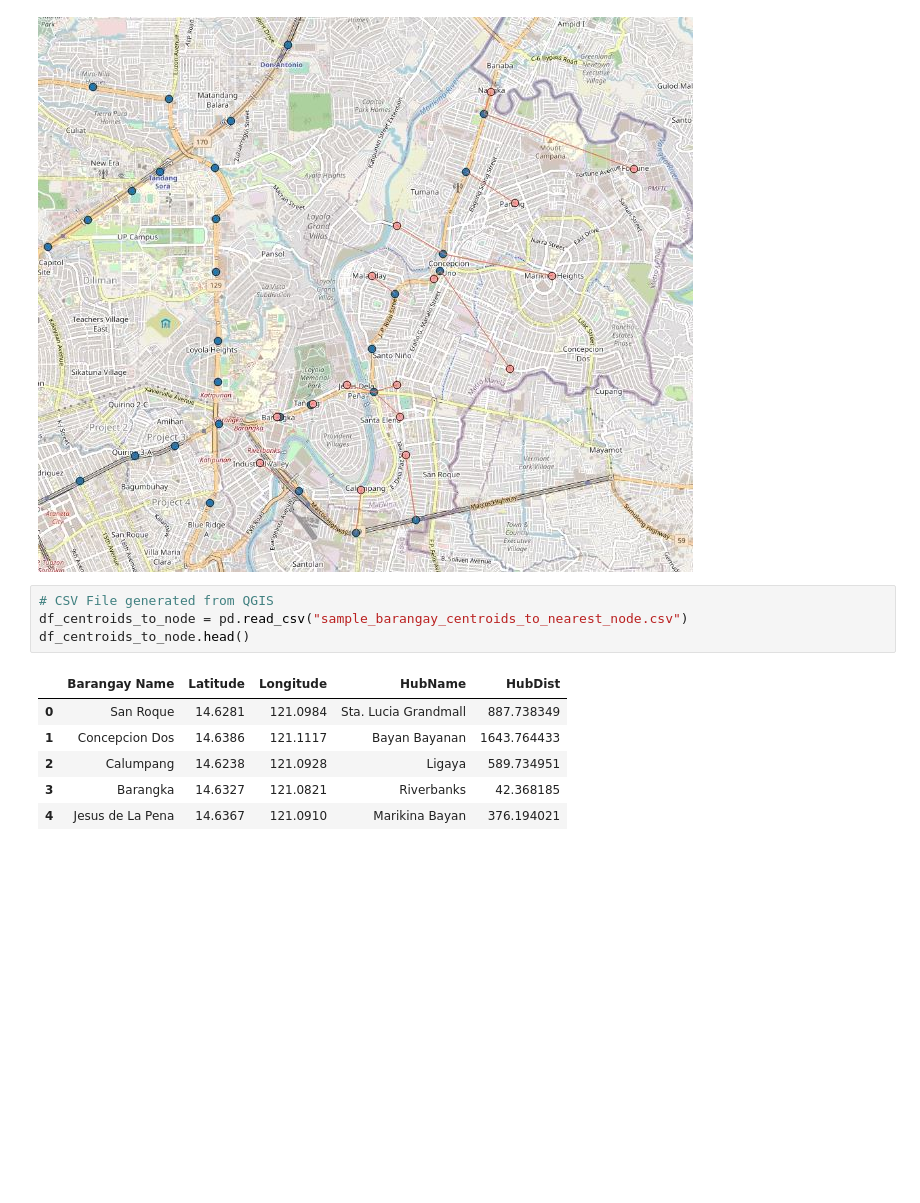
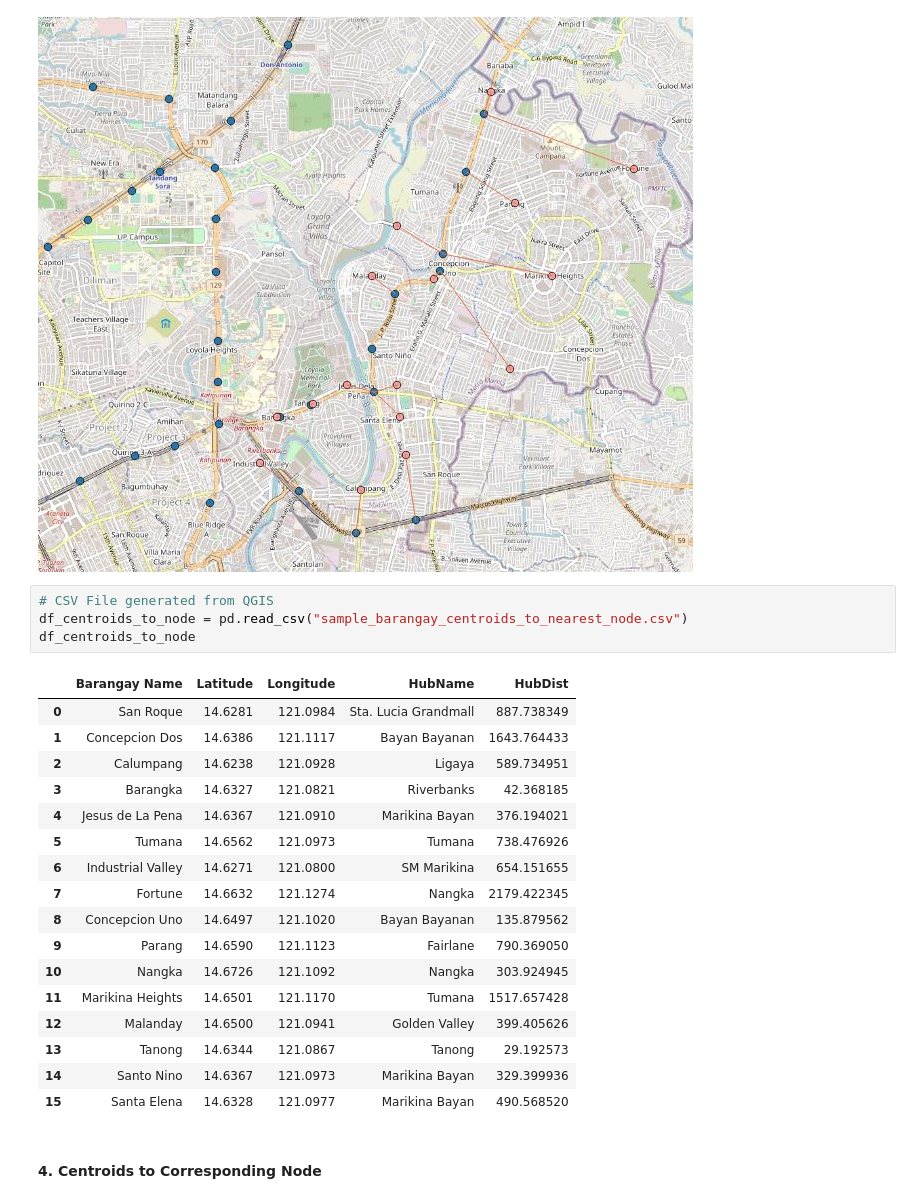
Before and after one commit to msescordial/rnga, a Jupyter notebook: Generating_Demand_Matrix.ipynb, the cells around one changed output. Drawn from its saved outputs; the diff is of its cells as text; blank space fills up the shorter version.

```diff
--- a/Generating_Demand_Matrix.ipynb
+++ b/Generating_Demand_Matrix.ipynb
@@ -46,12 +48,25 @@ Image(filename='Capture3.jpg')
 # %%
 # CSV File generated from QGIS
 df_centroids_to_node = pd.read_csv("sample_barangay_centroids_to_nearest_node.csv")
-df_centroids_to_node.head()
+df_centroids_to_node
 # %% [output]
 |  | Barangay Name | Latitude | Longitude | HubName | HubDist |
 | 0 | San Roque | 14.6281 | 121.0984 | Sta. Lucia Grandmall | 887.738349 |
 | 1 | Concepcion Dos | 14.6386 | 121.1117 | Bayan Bayanan | 1643.764433 |
 | 2 | Calumpang | 14.6238 | 121.0928 | Ligaya | 589.734951 |
 | 3 | Barangka | 14.6327 | 121.0821 | Riverbanks | 42.368185 |
 | 4 | Jesus de La Pena | 14.6367 | 121.0910 | Marikina Bayan | 376.194021 |
+| 5 | Tumana | 14.6562 | 121.0973 | Tumana | 738.476926 |
+| 6 | Industrial Valley | 14.6271 | 121.0800 | SM Marikina | 654.151655 |
+| 7 | Fortune | 14.6632 | 121.1274 | Nangka | 2179.422345 |
+| 8 | Concepcion Uno | 14.6497 | 121.1020 | Bayan Bayanan | 135.879562 |
+| 9 | Parang | 14.6590 | 121.1123 | Fairlane | 790.369050 |
+| 10 | Nangka | 14.6726 | 121.1092 | Nangka | 303.924945 |
+| 11 | Marikina Heights | 14.6501 | 121.1170 | Tumana | 1517.657428 |
+| 12 | Malanday | 14.6500 | 121.0941 | Golden Valley | 399.405626 |
+| 13 | Tanong | 14.6344 | 121.0867 | Tanong | 29.192573 |
+| 14 | Santo Nino | 14.6367 | 121.0973 | Marikina Bayan | 329.399936 |
+| 15 | Santa Elena | 14.6328 | 121.0977 | Marikina Bayan | 490.568520 |
+# %% [markdown]
+#### 4. Centroids to Corresponding Node
 # %%
```
Also changed, not shown: parts of 59 cells of this notebook.
